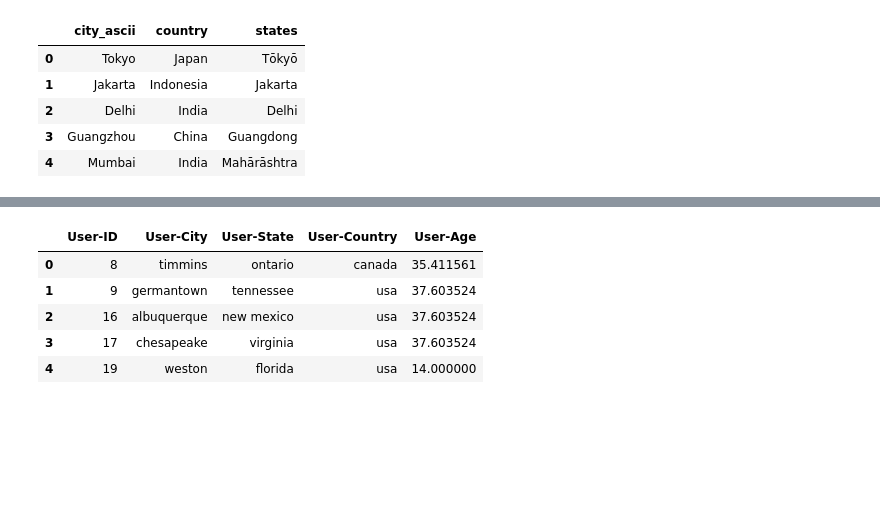
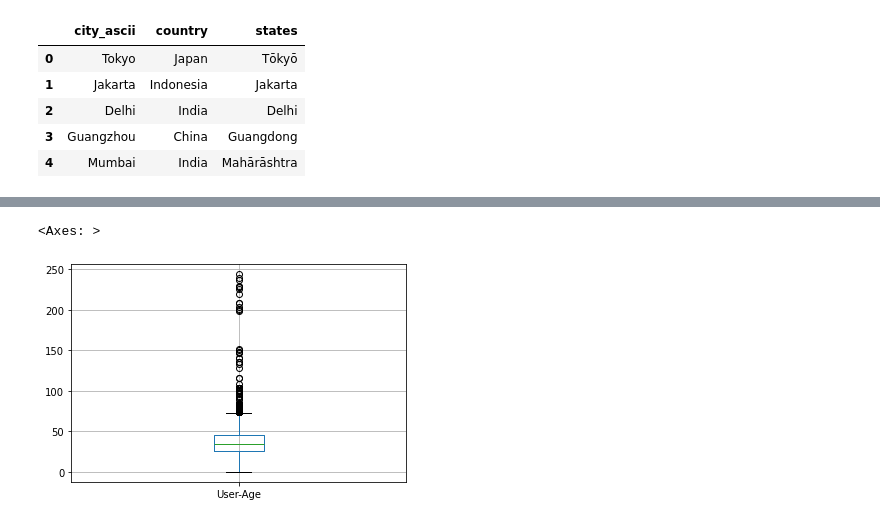
Before and after one commit to caseynator123/EDP_assigment2, a Jupyter notebook: preprocessing/preprocessing_user.ipynb, the cells around one changed output, grey strips where cells are left out. Cells and saved outputs as stored; diff of their text form; code cells hidden in the pictures; blank space fills up the shorter version.

Commit message:
mapping and impute age

```diff
--- a/preprocessing/preprocessing_user.ipynb
+++ b/preprocessing/preprocessing_user.ipynb
@@ -270,13 +257,0 @@ cities_list = cities['city_ascii'].to_list()
-# %%
-%%time
-#Impute missing values into cities
-for index, row in users.iterrows():
-    if (not pd.isnull(row['User-City'])) and (pd.isnull(row['User-State']) or pd.isnull(row['User-Country'])):
-        city_to_find =fuzzy_match(row['User-City'],cities_list)[0]
-        city_mask = cities[cities['city_ascii'] == city_to_find]
-        if not city_mask.empty:
-            state = city_mask['states'].iloc[0]
-            country = city_mask['country'].iloc[0]
-            users.loc[index, 'User-State'] = state
-            users.loc[index, 'User-Country'] = country
-users.head()
@@ -304,0 +262,5 @@ dtype: object
+# %%
+state_country_mapping = cities.dropna().set_index('states')['country'].to_dict()
+# %%
+users.loc[users['User-Country'].isna(),'User-Country'] = users.loc[users['User-Country'].isna(), 'User-State'].map(state_country_mapping)
+users['User-Country'] = users['User-Country'].fillna('unknown')
@@ -304,0 +288,2 @@ dtype: object
+# %%
+users['User-Age'] = users['User-Age'].fillna(-1).astype('int64')
@@ -305 +304,6 @@ dtype: object
+# %%
+users[users['User-Age'] != -1].boxplot(column = 'User-Age')
+# %% [output]
+<Axes: >
+[figure, added]
 # %%
@@ -308,18 +310,0 @@ overall_mean_age = valid_age['User-Age'].mean()
-# %%
-# Imputation for Nan and setting outliers as mean
-users['User-Age'] = users['User-Age'].fillna(0).astype('int64')
-for index, row in users.iterrows():
-    if pd.isna(row['User-Age']) or row['User-Age'] > 90 or row['User-Age'] <= 0:
-        country = row['User-Country']
-        if country in mean_age_by_country:
-            users.at[index, 'User-Age'] = mean_age_by_country[country]
-        else:
-            users.at[index, 'User-Age'] = overall_mean_age
-users.head()
-# %% [output]
-|  | User-ID | User-City | User-State | User-Country | User-Age |
-| 0 | 8 | timmins | ontario | canada | 35.411561 |
-| 1 | 9 | germantown | tennessee | usa | 37.603524 |
-| 2 | 16 | albuquerque | new mexico | usa | 37.603524 |
-| 3 | 17 | chesapeake | virginia | usa | 37.603524 |
-| 4 | 19 | weston | florida | usa | 14.000000 |
```
Also changed, not shown: parts of 17 cells of this notebook, 1 other file.
